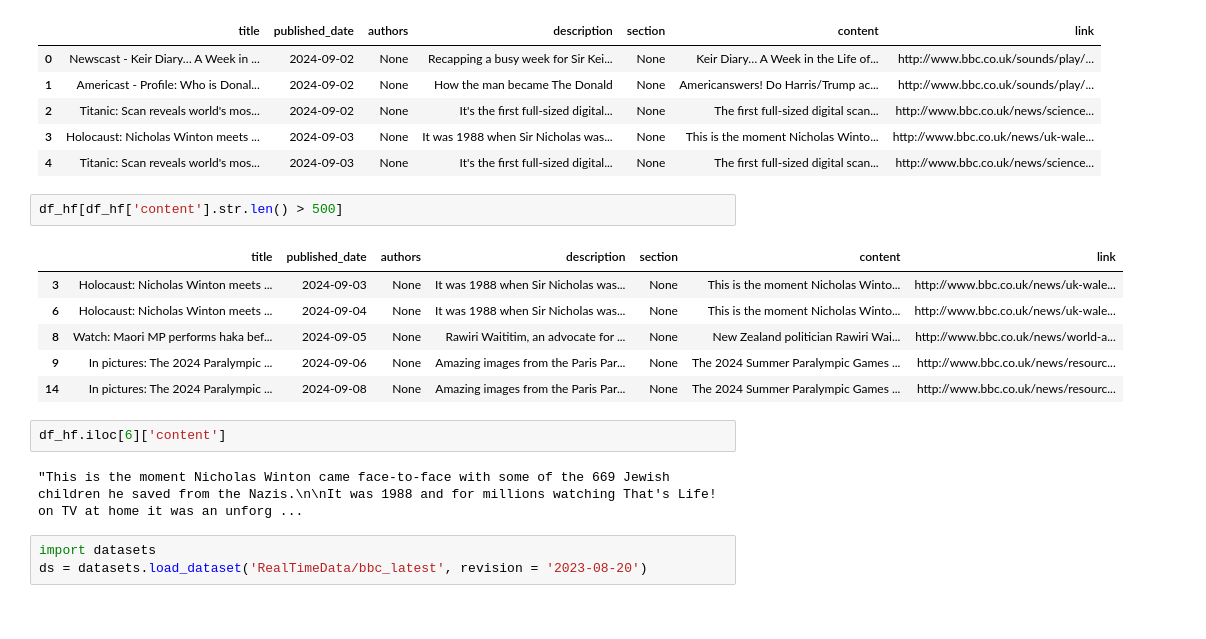
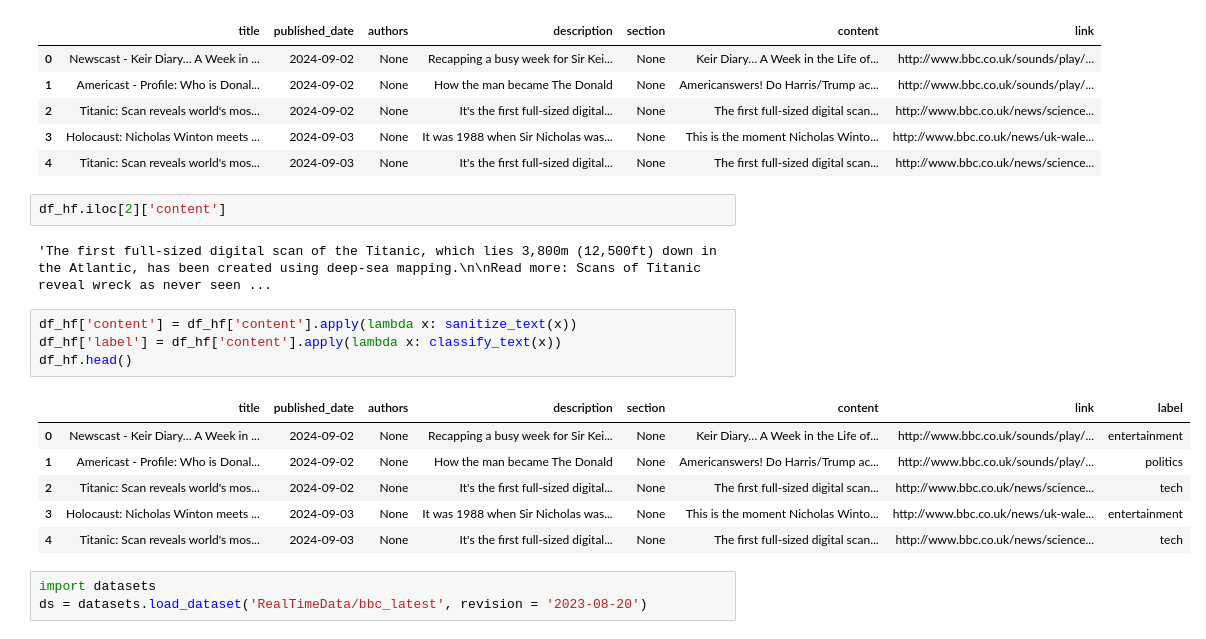
Before and after one commit to Jannixen/AI-powered-article-browser, a Jupyter notebook: Prepare database.ipynb, the cells around one changed output. Cells and saved outputs as stored; diff of their text form.

```diff
--- a/Prepare database.ipynb
+++ b/Prepare database.ipynb
@@ -98,19 +91,21 @@ df_hf.head()
 | 2 | Titanic: Scan reveals world's mos... | 2024-09-02 | None | It's the first full-sized digital... | None | The first full-sized digital scan... | http://www.bbc.co.uk/news/science... |
 | 3 | Holocaust: Nicholas Winton meets ... | 2024-09-03 | None | It was 1988 when Sir Nicholas was... | None | This is the moment Nicholas Winto... | http://www.bbc.co.uk/news/uk-wale... |
 | 4 | Titanic: Scan reveals world's mos... | 2024-09-03 | None | It's the first full-sized digital... | None | The first full-sized digital scan... | http://www.bbc.co.uk/news/science... |
-# %%
-df_hf[df_hf['content'].str.len() > 500]
-# %% [output]
-|  | title | published_date | authors | description | section | content | link |
-| 3 | Holocaust: Nicholas Winton meets ... | 2024-09-03 | None | It was 1988 when Sir Nicholas was... | None | This is the moment Nicholas Winto... | http://www.bbc.co.uk/news/uk-wale... |
-| 6 | Holocaust: Nicholas Winton meets ... | 2024-09-04 | None | It was 1988 when Sir Nicholas was... | None | This is the moment Nicholas Winto... | http://www.bbc.co.uk/news/uk-wale... |
-| 8 | Watch: Maori MP performs haka bef... | 2024-09-05 | None | Rawiri Waititim, an advocate for ... | None | New Zealand politician Rawiri Wai... | http://www.bbc.co.uk/news/world-a... |
-| 9 | In pictures: The 2024 Paralympic ... | 2024-09-06 | None | Amazing images from the Paris Par... | None | The 2024 Summer Paralympic Games ... | http://www.bbc.co.uk/news/resourc... |
-| 14 | In pictures: The 2024 Paralympic ... | 2024-09-08 | None | Amazing images from the Paris Par... | None | The 2024 Summer Paralympic Games ... | http://www.bbc.co.uk/news/resourc... |
+# %%
+df_hf.iloc[2]['content']
+# %% [output]
+'The first full-sized digital scan of the Titanic, which lies 3,800m (12,500ft) down in the Atlantic, has been created using deep-sea mapping.\n\nRead more: Scans of Titanic reveal wreck as never seen ...
 # %%
-df_hf.iloc[6]['content']
+df_hf['content'] = df_hf['content'].apply(lambda x: sanitize_text(x))
+df_hf['label'] = df_hf['content'].apply(lambda x: classify_text(x))
+df_hf.head()
 # %% [output]
-"This is the moment Nicholas Winton came face-to-face with some of the 669 Jewish children he saved from the Nazis.\n\nIt was 1988 and for millions watching That's Life! on TV at home it was an unforg ...
+|  | title | published_date | authors | description | section | content | link | label |
+| 0 | Newscast - Keir Diary… A Week in ... | 2024-09-02 | None | Recapping a busy week for Sir Kei... | None | Keir Diary… A Week in the Life of... | http://www.bbc.co.uk/sounds/play/... | entertainment |
+| 1 | Americast - Profile: Who is Donal... | 2024-09-02 | None | How the man became The Donald | None | Americanswers! Do Harris/Trump ac... | http://www.bbc.co.uk/sounds/play/... | politics |
+| 2 | Titanic: Scan reveals world's mos... | 2024-09-02 | None | It's the first full-sized digital... | None | The first full-sized digital scan... | http://www.bbc.co.uk/news/science... | tech |
+| 3 | Holocaust: Nicholas Winton meets ... | 2024-09-03 | None | It was 1988 when Sir Nicholas was... | None | This is the moment Nicholas Winto... | http://www.bbc.co.uk/news/uk-wale... | entertainment |
+| 4 | Titanic: Scan reveals world's mos... | 2024-09-03 | None | It's the first full-sized digital... | None | The first full-sized digital scan... | http://www.bbc.co.uk/news/science... | tech |
 # %%
 import datasets
 ds = datasets.load_dataset('RealTimeData/bbc_latest', revision = '2023-08-20')
```
Also changed, not shown: parts of 7 cells of this notebook, 4 other files.
